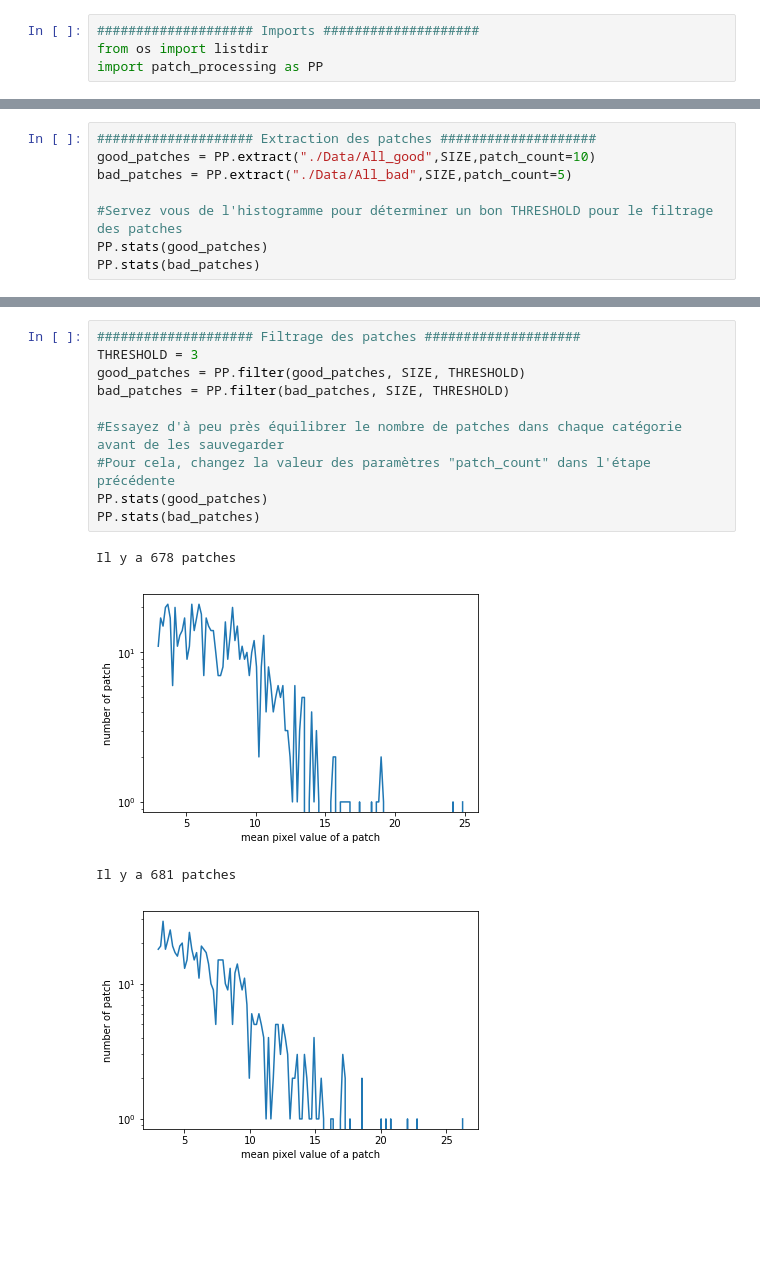
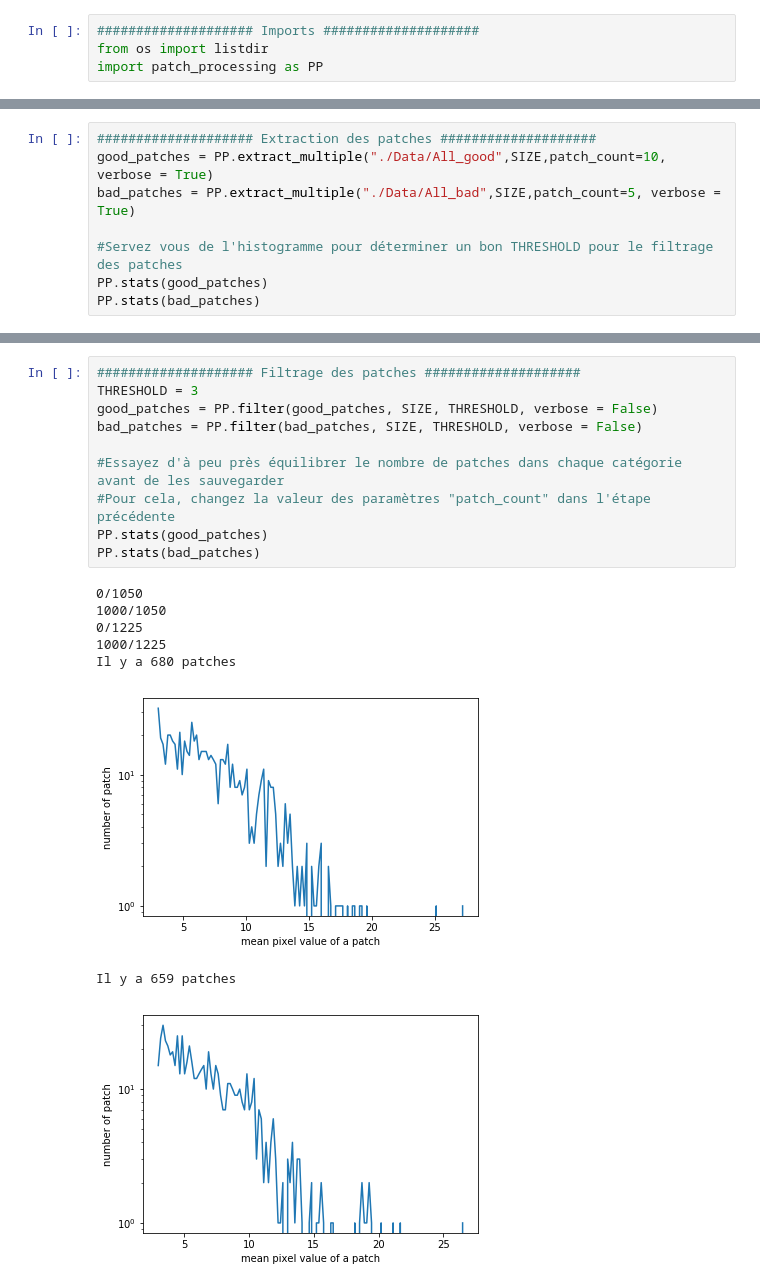
Before and after one commit to serichard1/Biosciences, a Jupyter notebook: patchesExtraction.ipynb, the cells around one changed output, grey strips where cells are left out. Cells and saved outputs as stored; diff of their text form; blank space fills up the shorter version.

```diff
--- a/patchesExtraction.ipynb
+++ b/patchesExtraction.ipynb
@@ -7,7 +9,7 @@ SIZE = 320 # Hauteur/Largeur de chaque patch (carré)
 # %%
 #################### Extraction des patches ####################
-good_patches = PP.extract("./Data/All_good",SIZE,patch_count=10)
-bad_patches = PP.extract("./Data/All_bad",SIZE,patch_count=5)
+good_patches = PP.extract_multiple("./Data/All_good",SIZE,patch_count=10, verbose = True)
+bad_patches = PP.extract_multiple("./Data/All_bad",SIZE,patch_count=5, verbose = True)
 
 #Servez vous de l'histogramme pour déterminer un bon THRESHOLD pour le filtrage des patches
 PP.stats(good_patches)
@@ -20,18 +38,22 @@ Il y a 1225 patches
 # %%
 #################### Filtrage des patches ####################
 THRESHOLD = 3
-good_patches = PP.filter(good_patches, SIZE, THRESHOLD)
-bad_patches = PP.filter(bad_patches, SIZE, THRESHOLD)
+good_patches = PP.filter(good_patches, SIZE, THRESHOLD, verbose = False)
+bad_patches = PP.filter(bad_patches, SIZE, THRESHOLD, verbose = False)
 
 #Essayez d'à peu près équilibrer le nombre de patches dans chaque catégorie avant de les sauvegarder
 #Pour cela, changez la valeur des paramètres "patch_count" dans l'étape précédente
 PP.stats(good_patches)
 PP.stats(bad_patches)
 # %% [output]
-Il y a 678 patches
+0/1050
+1000/1050
+0/1225
+1000/1225
+Il y a 680 patches
-[figure, old version]
+[figure, new version]
-Il y a 681 patches
+Il y a 659 patches
-[figure, old version]
+[figure, new version]
 # %%
 #################### Sauvegarde ####################
 #Attention, pas de message d'erreur si le chemin n'existe pas,
```
Also changed, not shown: parts of 4 cells of this notebook, 2 other files.
